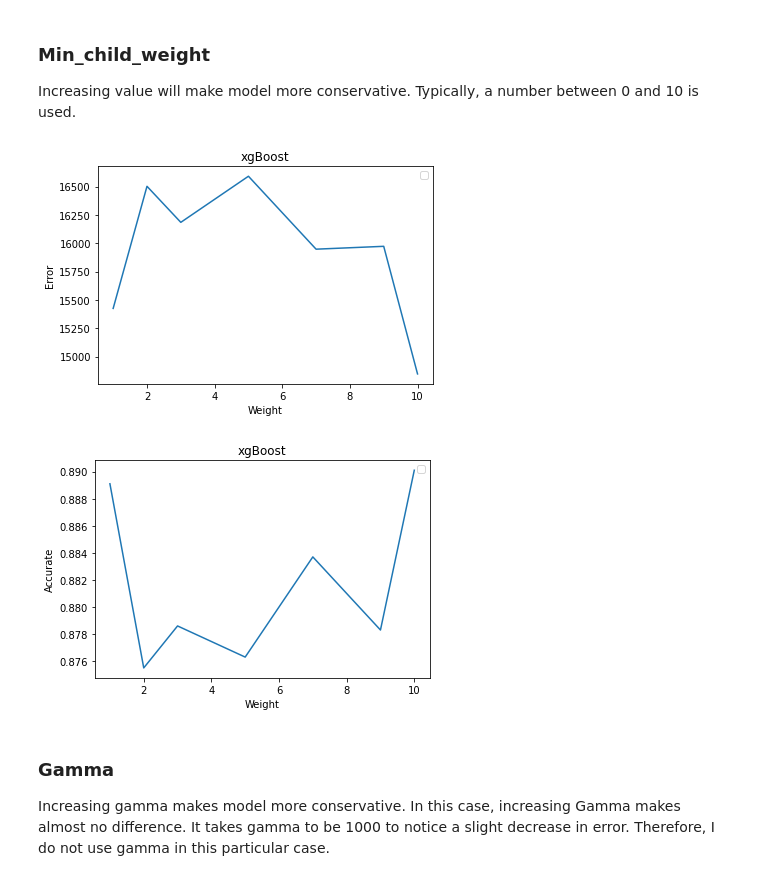
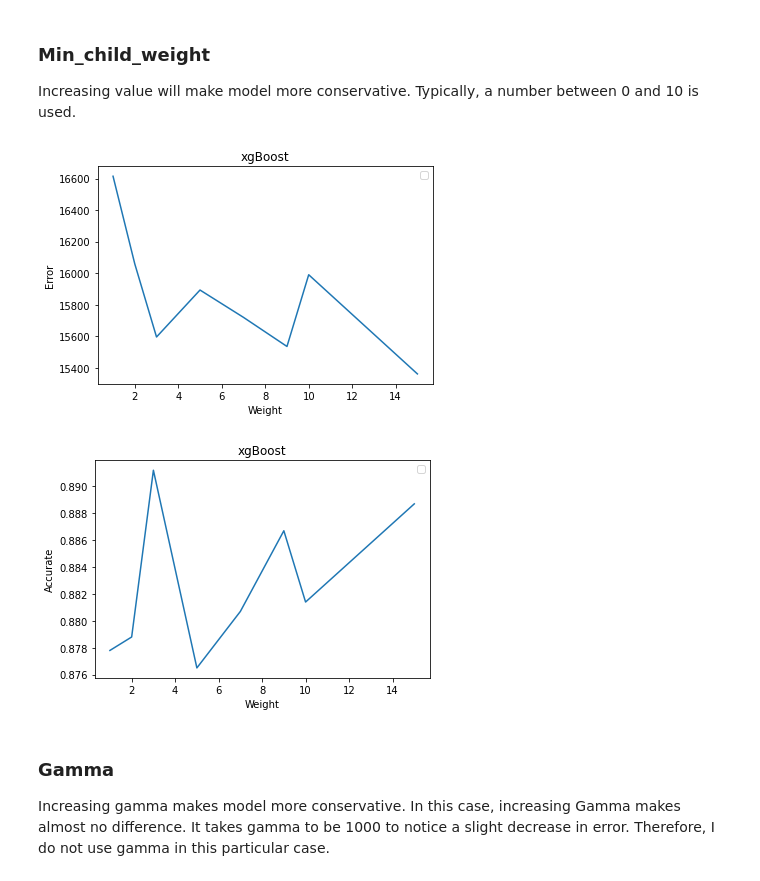
Before and after one commit to ScottySchmidt/MachineLearning, a Jupyter notebook: XGBoost.ipynb, the cells around one changed output. Saved outputs shown, nothing was run; the diff lists cells and outputs as text; code cells hidden in the pictures.

```diff
--- a/XGBoost.ipynb
+++ b/XGBoost.ipynb
@@ -98,7 +99,7 @@ df["PoolScore"] = df["PoolArea"] * df["PoolQC"]
 #df['Condition1']=df['Condition1'].apply(lambda x: 1 if x=='Norm' else 0)
 
 
-df=df.drop(columns=['1stFlrSF', '2ndFlrSF','TotalBsmtSF'])
+#df=df.drop(columns=['1stFlrSF', '2ndFlrSF','TotalBsmtSF'])
 df=df.drop(columns=['FullBath','BsmtFullBath', 'BsmtHalfBath','HalfBath', 'BsmtHalfBath'])
 df[['bathrooms', 'totalSQ', 'CentralAir', 'NewConstruction', 'PoolScore']].head()
 # %% [output]
@@ -269,37 +271,37 @@ xgEst()
 ### Min_child_weight
 Increasing value will make model more conservative. Typically, a number between 0 and 10 is used.
 # %%
-weight=[1, 2, 3, 5, 7, 9, 10]
+weight=[1, 2, 3, 5, 7, 9, 10, 15]
 listMSE=[]
 listR2=[]
 
 for w in weight:
     regressor = xgb.XGBRegressor(
         min_child_weight=w
     )
     regressor.fit(X_train, y_train)
     y_pred = regressor.predict(X_test)
 
     xgMSE=mean_absolute_error(y_test, y_pred)
     xgR2 = r2_score(y_test, y_pred).round(4)
     listMSE.append(xgMSE)
     listR2.append(xgR2)
 plt.plot(weight, listMSE)
 plt.title('xgBoost')
 plt.ylabel('Error')
 plt.xlabel('Weight')
 plt.legend()
 plt.show()
 
 plt.plot(weight, listR2)
 plt.title('xgBoost')
 plt.ylabel('Accurate')
 plt.xlabel('Weight')
 plt.legend()
 plt.show()
 # %% [output]
-[figure, old version]
+[figure, new version]
-[figure, old version]
+[figure, new version]
 # %% [markdown]
 ### Gamma
 Increasing gamma makes model more conservative. In this case, increasing Gamma makes almost no difference. It takes gamma to be 1000 to notice a slight decrease in error. Therefore, I do not use gamma in this particular case.
```
Also changed, not shown: parts of 21 cells of this notebook.
